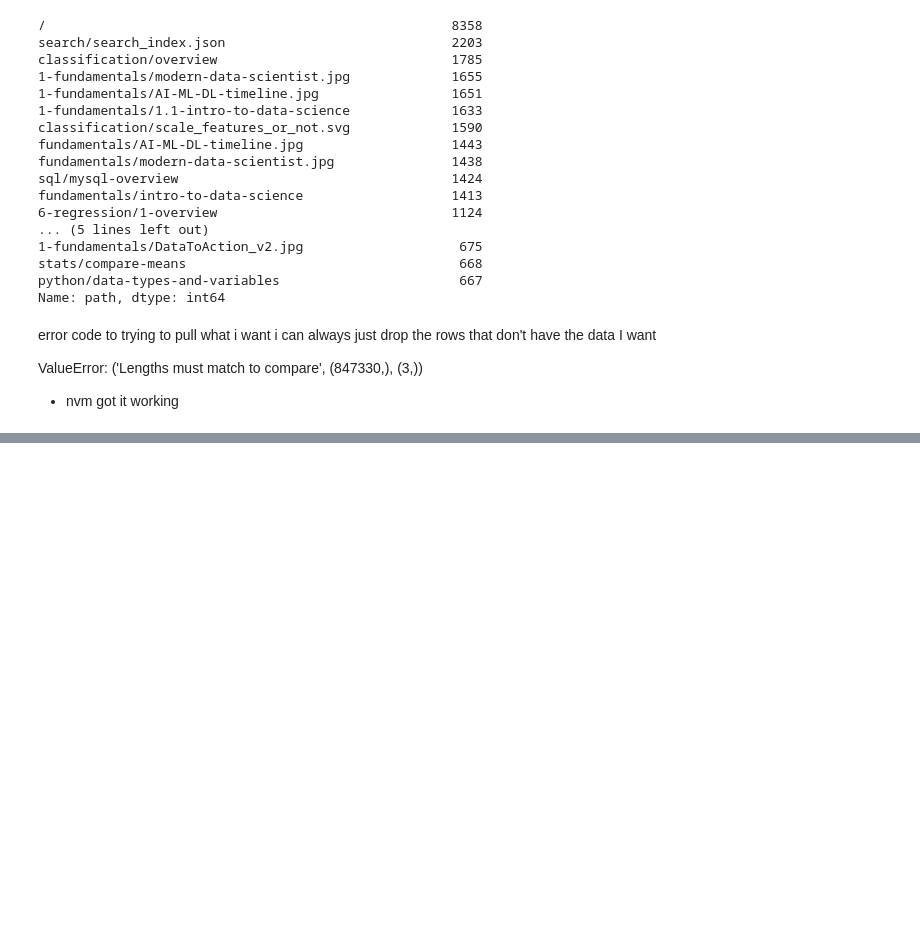
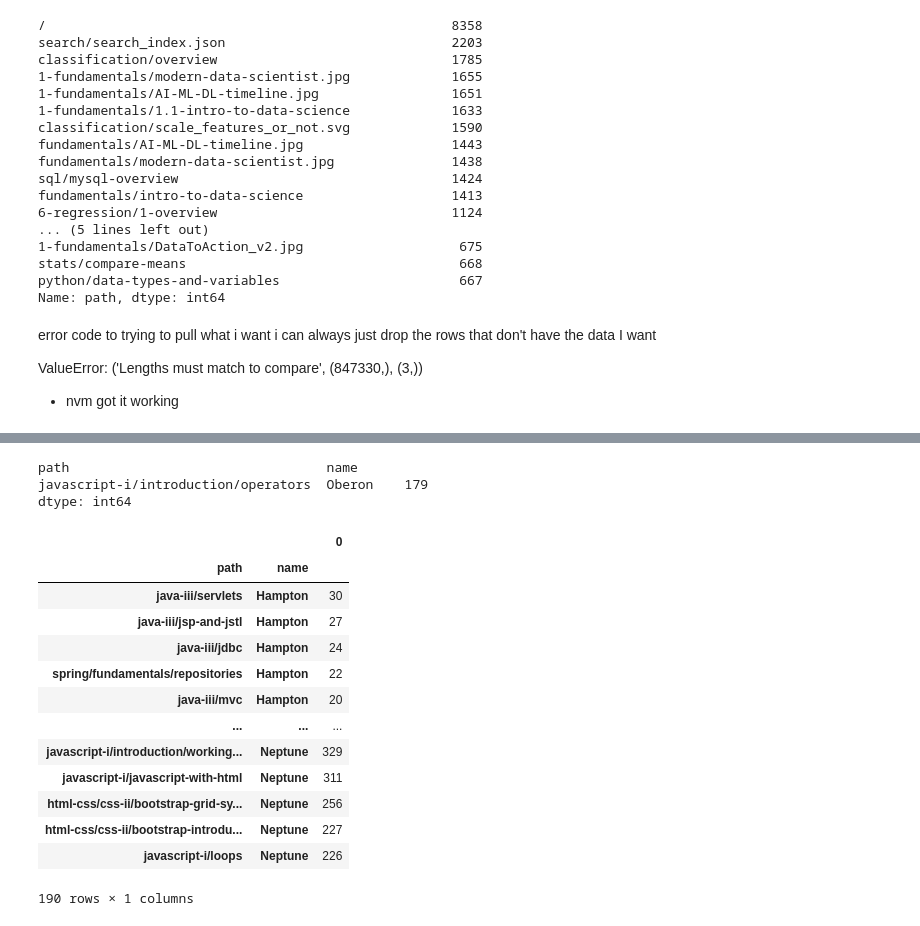
Before and after one commit to AACKV/anomaly_detection_project, a Jupyter notebook: Vscratch.ipynb, the cells around one changed output, grey strips where cells are left out. Drawn from its saved outputs; the diff is of its cells as text; code cells hidden in the pictures; blank space fills up the shorter version.

```diff
--- a/Vscratch.ipynb
+++ b/Vscratch.ipynb
@@ -332,0 +613,6 @@ ValueError: ('Lengths must match to compare', (847330,), (3,))
+# %%
+wdns = wdns[wdns["path"].str.contains('/')!=False]
+#I took out the ones missing the slash so I can find specific lessons and not module pages
+wdns = wdns[wdns["path"].str.contains('.json')==False]
+#I also took out the json responces because they are not helpful in finding pages
+wdns
@@ -332,0 +633,4 @@ ValueError: ('Lengths must match to compare', (847330,), (3,))
+# %%
+for cohort in wdns.name.unique():
+    print(wdns[wdns.name == cohort].value_counts().head())
+#can transform each item into a datframe and join them all that way
@@ -332,0 +655,6 @@ ValueError: ('Lengths must match to compare', (847330,), (3,))
+# %%
+wz = pd.DataFrame()
+for cohort in wdns.name.unique():
+    wz = wdns[wdns.name == cohort].value_counts().head(1)
+    print(wz)
+#can transform each item into a datframe and join them all that way
@@ -332,0 +679,29 @@ ValueError: ('Lengths must match to compare', (847330,), (3,))
+# %%
+wz
+# %% [output]
+path                                 name
+javascript-i/introduction/operators  Oberon    179
+dtype: int64
+# %%
+original = pd.DataFrame()
+wz = pd.DataFrame()
+for cohort in wdns.name.unique():
+    original = pd.concat([original, wz])
+    wz = pd.DataFrame(wdns[wdns.name == cohort].value_counts().head())
+# %%
+original
+# %% [output]
+|  |  | 0 |
+| path | name |  |
+| java-iii/servlets | Hampton | 30 |
+| java-iii/jsp-and-jstl | Hampton | 27 |
+| java-iii/jdbc | Hampton | 24 |
+| spring/fundamentals/repositories | Hampton | 22 |
+| java-iii/mvc | Hampton | 20 |
+| ... | ... | ... |
+| javascript-i/introduction/working... | Neptune | 329 |
+| javascript-i/javascript-with-html | Neptune | 311 |
+| html-css/css-ii/bootstrap-grid-sy... | Neptune | 256 |
+| html-css/css-ii/bootstrap-introdu... | Neptune | 227 |
+| javascript-i/loops | Neptune | 226 |
+190 rows × 1 columns
```
Also changed, not shown: parts of 36 cells of this notebook.
